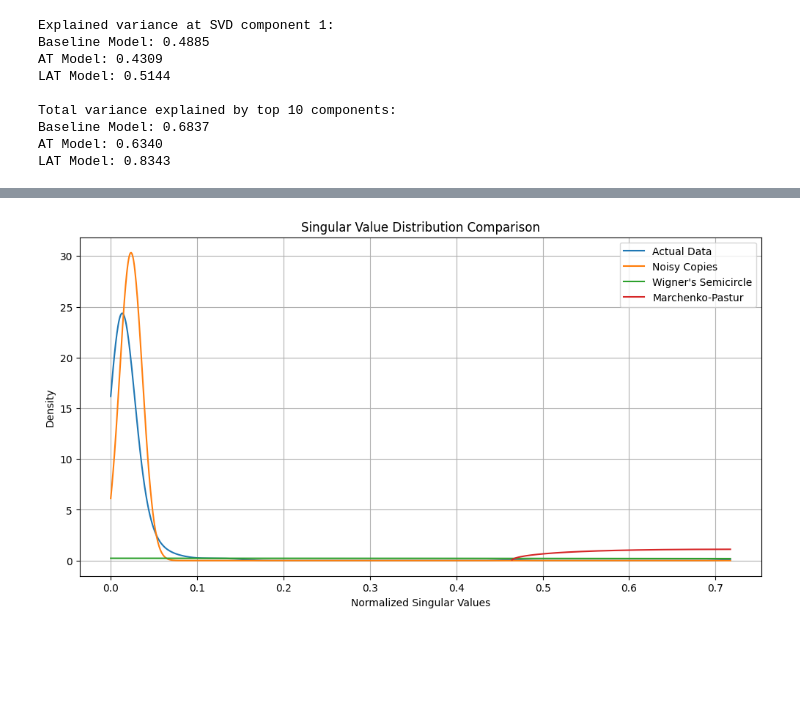
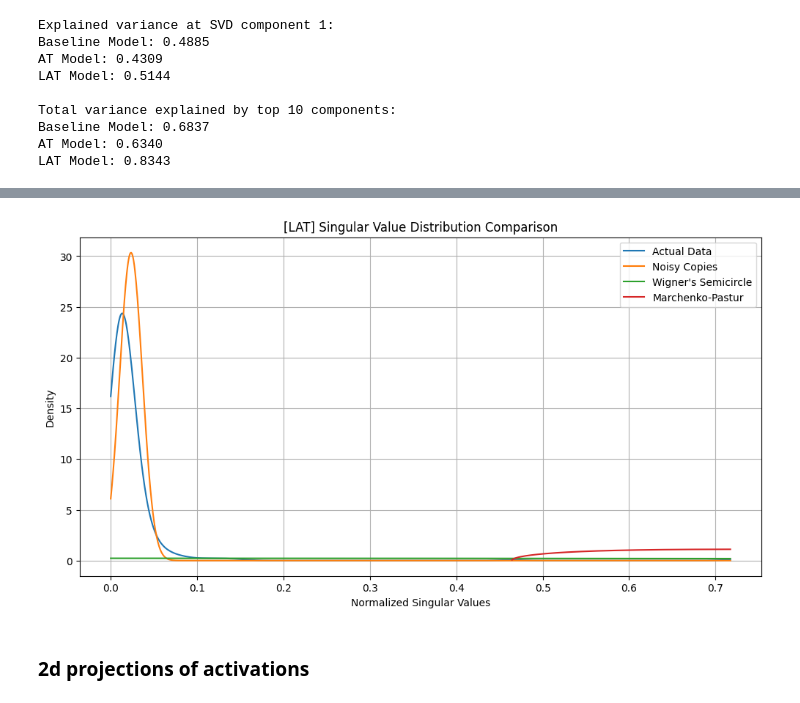
Before and after one commit to nlpet/apart-lab-refusal-lat-project, a Jupyter notebook: experiments/visualise_representations.ipynb, the cells around one changed output, grey strips where cells are left out. Drawn from its saved outputs; the diff is of its cells as text; code cells hidden in the pictures; blank space fills up the shorter version.

```diff
--- a/experiments/visualise_representations.ipynb
+++ b/experiments/visualise_representations.ipynb
@@ -67,13 +70,13 @@ def plot_activation_difference_variance(baseline_diffs, at_diffs, lat_diffs, n_c
     print(f"AT Model: {total_var_at:.4f}")
     print(f"LAT Model: {total_var_lat:.4f}")
 # %%
-with open('../data_store/results_layers_base.pkl', 'rb') as fr:
+with open('../data_store/results_layers_base_np.pkl', 'rb') as fr:
     base_results = pickle.load(fr)
 
-with open('../data_store/results_layers_lat.pkl', 'rb') as fr:
+with open('../data_store/results_layers_lat_np.pkl', 'rb') as fr:
     lat_results = pickle.load(fr)
 
-with open('../data_store/results_layers_at.pkl', 'rb') as fr:
+with open('../data_store/results_layers_at_np.pkl', 'rb') as fr:
     at_results = pickle.load(fr)
 # %%
 base_results_best_layer = base_results[13]
@@ -100,9 +103,9 @@ at_n_samples_416.layer_14
 # %%
 lat_results_best_layer = lat_results[13]
 print(lat_results_best_layer['run_id'])
-lat_harmful_acts = lat_results_best_layer['harmful_acts'].cpu()
-lat_harmless_acts = lat_results_best_layer['harmless_acts'].cpu()
-lat_norm_refusal_dir = lat_results_best_layer['refusal_dir'].cpu()
+lat_harmful_acts = torch.tensor(lat_results_best_layer['harmful_acts'])
+lat_harmless_acts = torch.tensor(lat_results_best_layer['harmless_acts'])
+lat_norm_refusal_dir = torch.tensor(lat_results_best_layer['refusal_dir'])
 lat_unnorm_refusal_dir = (lat_harmful_acts.mean(dim=0) - lat_harmless_acts.mean(dim=0)).cpu()
 
 lat_diffs = lat_harmful_acts - lat_harmless_acts
@@ -156,7 +175,7 @@ LAT Model: 0.8343
 # %%
 def singular_value_distribution(data):
     _, s, _ = svd(data, full_matrices=False)
-    return s / np.sqrt(np.sum(s**2))  # Normalize singular values
+    return s / np.sqrt(np.sum(s**2))
 
 def wigner_semicircle(x, R):
     return np.sqrt(R**2 - x**2) / (np.pi * R**2)
@@ -169,7 +188,7 @@ def marchenko_pastur(x, y):
 def create_noisy_copies(vector, n_copies, noise_level):
     return vector + noise_level * np.random.randn(n_copies, len(vector))
 
-def plot_distributions(actual_sv, noisy_sv, n, p):
+def plot_distributions(actual_sv, noisy_sv, n, p, model_type):
     plt.figure(figsize=(12, 6))
 
     # Actual data
@@ -192,7 +211,7 @@ def plot_distributions(actual_sv, noisy_sv, n, p):
 
     plt.xlabel('Normalized Singular Values')
     plt.ylabel('Density')
-    plt.title('Singular Value Distribution Comparison')
+    plt.title(f'[{model_type}] Singular Value Distribution Comparison')
     plt.legend()
     plt.grid(True)
     plt.show()
@@ -210,11 +240,13 @@ plot_distributions(actual_sv, noisy_sv, n, p)
 # %%
 actual_sv = singular_value_distribution(lat_diffs)
 
 noisy_copies = create_noisy_copies(lat_unnorm_refusal_dir, lat_diffs.shape[0], 0.1)
 noisy_sv = singular_value_distribution(noisy_copies)
 
 # Plot distributions
 n, p = lat_diffs.shape
-plot_distributions(actual_sv, noisy_sv, n, p)
+plot_distributions(actual_sv, noisy_sv, n, p, 'LAT')
 # %% [output]
-[figure, old version]
+[figure, new version]
+# %% [markdown]
+### 2d projections of activations
```
Also changed, not shown: parts of 14 cells of this notebook, 2 other files.
